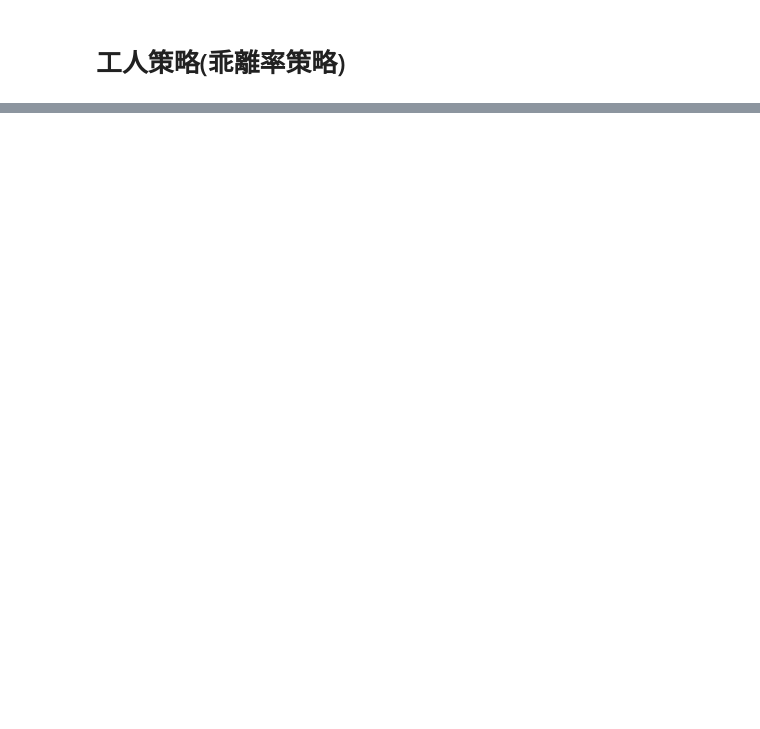
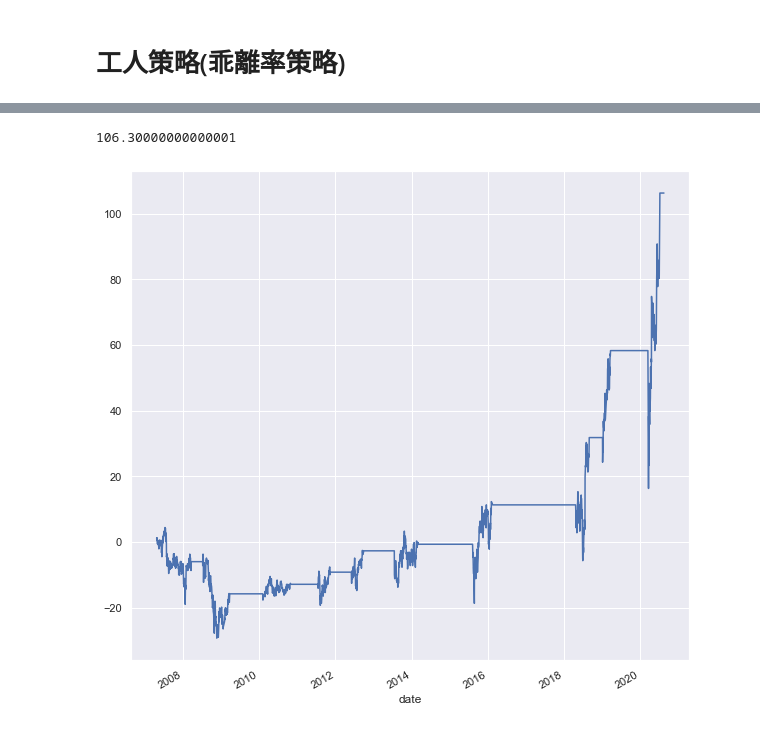
Before and after one commit to leon123858/tensorflow_exercise, a Jupyter notebook: DLCourse2020/GetData.ipynb, the cells around one changed output, grey strips where cells are left out. Cells and saved outputs as stored; diff of their text form; code cells hidden in the pictures; blank space fills up the shorter version.

```diff
--- a/DLCourse2020/GetData.ipynb
+++ b/DLCourse2020/GetData.ipynb
@@ -423,2 +329,4 @@ hold = hold.dropna()
+# %%
+hold.fillna(value=0, inplace=True)
 # %%
 hold
@@ -443,0 +339,2 @@ hold.plot()
+# %%
+change = (tsmc.shift(-1)-tsmc).shift(1)
@@ -443,0 +355,2 @@ hold.plot()
+# %%
+change[hold==0] = 0
@@ -443,0 +365,21 @@ hold.plot()
+# %%
+def bia_strategy_best(p1,p2,p3,p4,isPlot=False):
+    ma = tsmc.rolling(p1).mean()
+    bias = tsmc/ma
+    up = 1 + bias.rolling(p2).std() * p3
+    lb = 1 - bias.rolling(p2).std() * p4
+
+    buy =  (bias<lb)
+    sell = (bias > up)
+
+    hold= pd.Series(np.nan,index=tsmc.index)
+    hold[buy]=1
+    hold[sell]=0
+    hold = hold.ffill()
+    hold.fillna(0)
+    change = (tsmc.shift(-1)-tsmc).shift(1)
+    change[hold==0]=0
+    cum_profit = change.cumsum()
+    if isPlot:
+        cum_profit.plot()
+    return cum_profit[-1]
@@ -443,0 +420,5 @@ hold.plot()
+# %%
+bia_strategy_best(110,110,1.5,1.5,True)
+# %% [output]
+106.30000000000001
+[figure, added]
```
Also changed, not shown: parts of 50 cells of this notebook.
